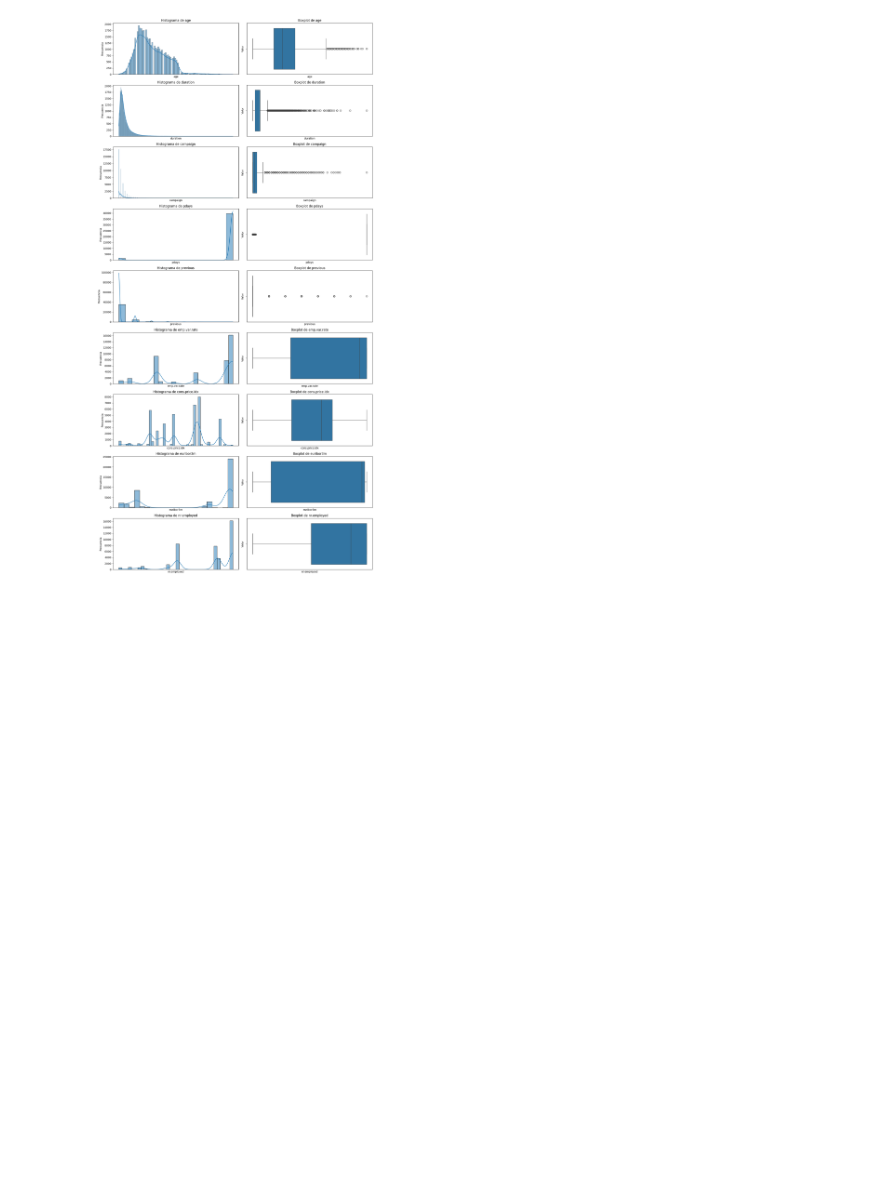
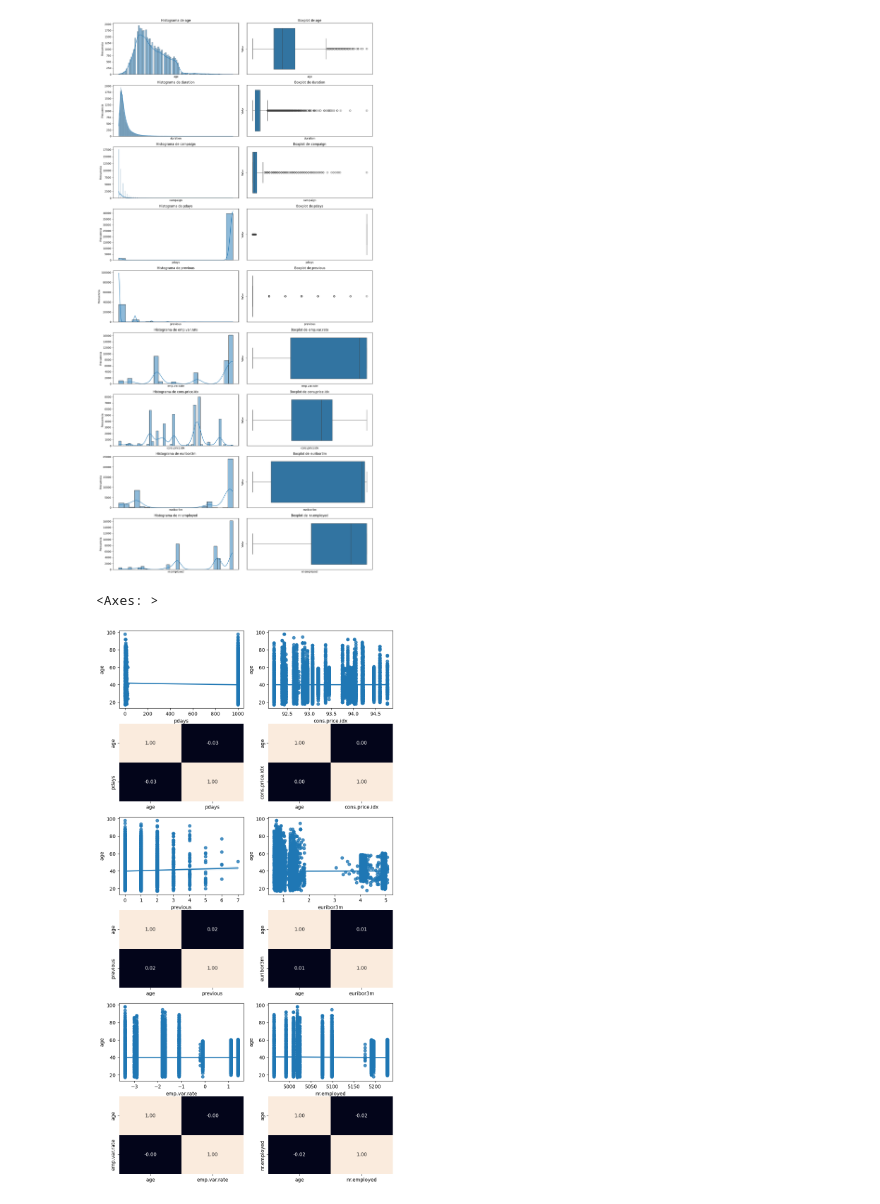
Before and after one commit to Valenfrc/machine-learning, a Jupyter notebook: src/explore.ipynb, the cells around one changed output. Cells and saved outputs as stored; diff of their text form; code cells hidden in the pictures; blank space fills up the shorter version.

```diff
--- a/src/explore.ipynb
+++ b/src/explore.ipynb
@@ -195,3 +195,29 @@ plt.show()
 #el boxplot lo estoy utilizando para los valores atipicos
 # %% [output]
 [figure]
+# %%
+#analisis multivariante
+#numerico-numerico
+
+fig,axis= plt.subplots(6,2, figsize=(10,20))
+
+sns.regplot(ax = axis[0, 0], data = df, x = "pdays", y = "age")
+sns.heatmap(df[["age", "pdays"]].corr(), annot = True, fmt = ".2f", ax = axis[1, 0], cbar = False)
+
+sns.regplot(ax=axis[2,0],data=df,x="previous",y="age")
+sns.heatmap(df[["age", "previous"]].corr(), annot = True, fmt = ".2f", ax = axis[3, 0], cbar = False)
+
+sns.regplot(ax = axis[4, 0], data = df, x = "emp.var.rate", y = "age")
+sns.heatmap(df[["age", "emp.var.rate"]].corr(), annot = True, fmt = ".2f", ax = axis[5, 0], cbar = False)
+
+sns.regplot(ax=axis[0,1],data=df,x="cons.price.idx",y="age")
+sns.heatmap(df[["age", "cons.price.idx"]].corr(), annot = True, fmt = ".2f", ax = axis[1, 1], cbar = False)
+
+sns.regplot(ax = axis[2, 1], data = df, x = "euribor3m", y = "age")
+sns.heatmap(df[["age", "euribor3m"]].corr(), annot = True, fmt = ".2f", ax = axis[3, 1], cbar = False)
+
+sns.regplot(ax=axis[4,1],data=df,x="nr.employed",y="age")
+sns.heatmap(df[["age", "nr.employed"]].corr(), annot = True, fmt = ".2f", ax = axis[5, 1], cbar = False)
+# %% [output]
+<Axes: >
+[figure, added]
```
Also changed, not shown: parts of 1 cell of this notebook.
